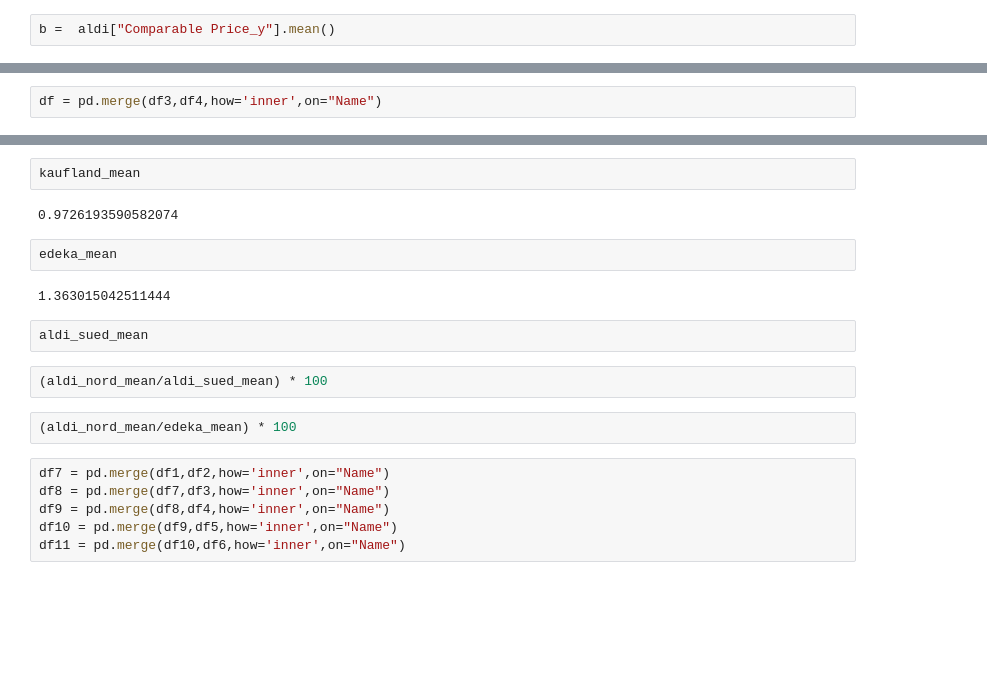
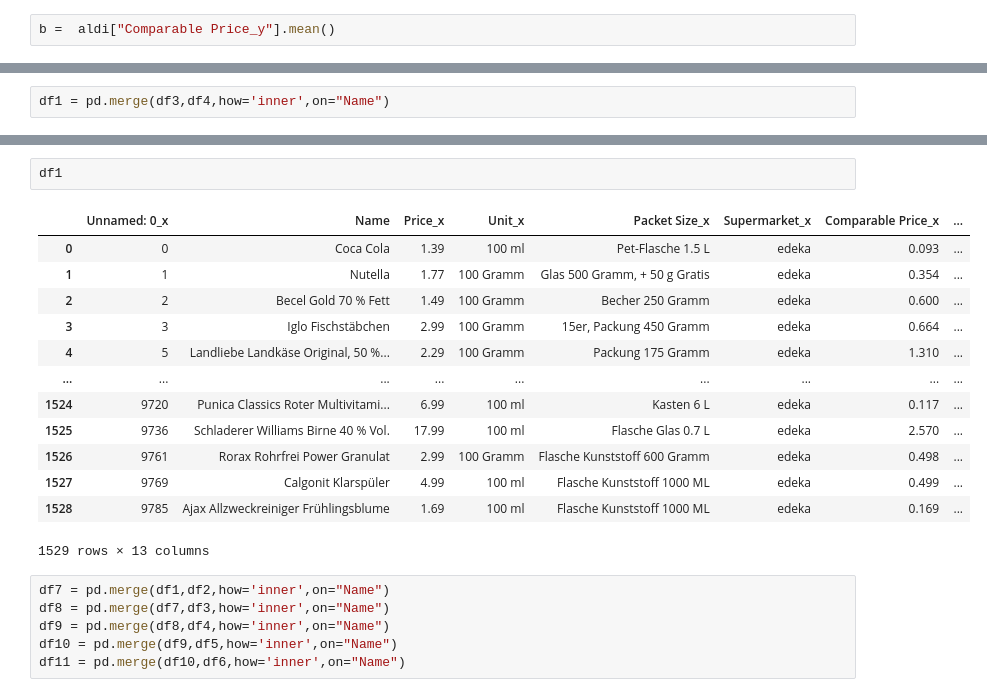
Before and after one commit to Amzani/Data-thieves, a Jupyter notebook: data_cleaning/analysis.ipynb, the cells around one changed output, grey strips where cells are left out. Cells and saved outputs as stored; diff of their text form; blank space fills up the shorter version.

```diff
--- a/data_cleaning/analysis.ipynb
+++ b/data_cleaning/analysis.ipynb
@@ -56,2 +52,2 @@ df["Comparable Price_y"].mean() / df["Comparable Price_x"].mean()
 # %%
-df = pd.merge(df3,df4,how='inner',on="Name")
+df1 = pd.merge(df3,df4,how='inner',on="Name")
@@ -92,17 +54,19 @@ rewe_mean
-# %%
-kaufland_mean
-# %% [output]
-0.9726193590582074
-# %%
-edeka_mean
-# %% [output]
-1.363015042511444
-# %%
-aldi_sued_mean
-# %%
-(aldi_nord_mean/aldi_sued_mean) * 100
-# %%
-(aldi_nord_mean/edeka_mean) * 100
+# %%
+df1
+# %% [output]
+|  | Unnamed: 0_x | Name | Price_x | Unit_x | Packet Size_x | Supermarket_x | Comparable Price_x | ... |
+| 0 | 0 | Coca Cola | 1.39 | 100 ml | Pet-Flasche 1.5 L | edeka | 0.093 | ... |
+| 1 | 1 | Nutella | 1.77 | 100 Gramm | Glas 500 Gramm, + 50 g Gratis | edeka | 0.354 | ... |
+| 2 | 2 | Becel Gold 70 % Fett | 1.49 | 100 Gramm | Becher 250 Gramm | edeka | 0.600 | ... |
+| 3 | 3 | Iglo Fischstäbchen | 2.99 | 100 Gramm | 15er, Packung 450 Gramm | edeka | 0.664 | ... |
+| 4 | 5 | Landliebe Landkäse Original, 50 %... | 2.29 | 100 Gramm | Packung 175 Gramm | edeka | 1.310 | ... |
+| ... | ... | ... | ... | ... | ... | ... | ... | ... |
+| 1524 | 9720 | Punica Classics Roter Multivitami... | 6.99 | 100 ml | Kasten 6 L | edeka | 0.117 | ... |
+| 1525 | 9736 | Schladerer Williams Birne 40 % Vol. | 17.99 | 100 ml | Flasche Glas 0.7 L | edeka | 2.570 | ... |
+| 1526 | 9761 | Rorax Rohrfrei Power Granulat | 2.99 | 100 Gramm | Flasche Kunststoff 600 Gramm | edeka | 0.498 | ... |
+| 1527 | 9769 | Calgonit Klarspüler | 4.99 | 100 ml | Flasche Kunststoff 1000 ML | edeka | 0.499 | ... |
+| 1528 | 9785 | Ajax Allzweckreiniger Frühlingsblume | 1.69 | 100 ml | Flasche Kunststoff 1000 ML | edeka | 0.169 | ... |
+1529 rows × 13 columns
 # %%
 df7 = pd.merge(df1,df2,how='inner',on="Name")
 df8 = pd.merge(df7,df3,how='inner',on="Name")
```
Also changed, not shown: parts of 15 cells of this notebook, 5 other files.
